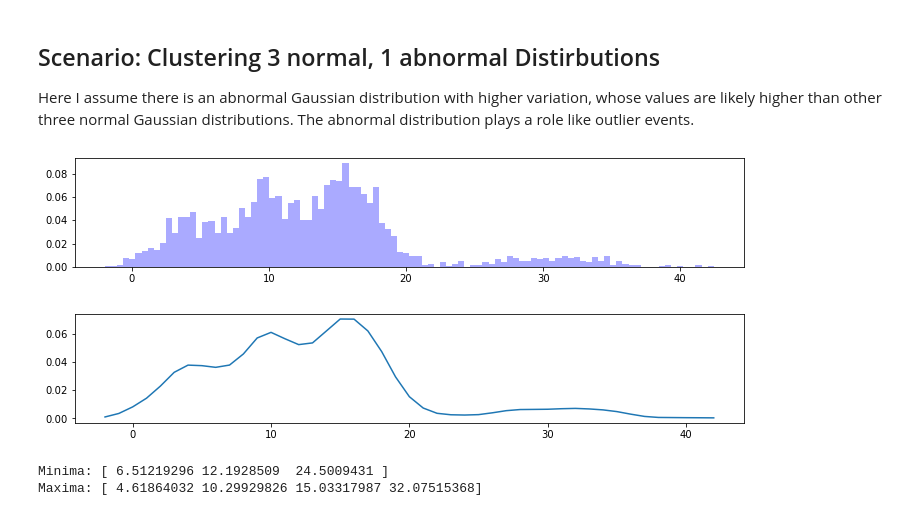
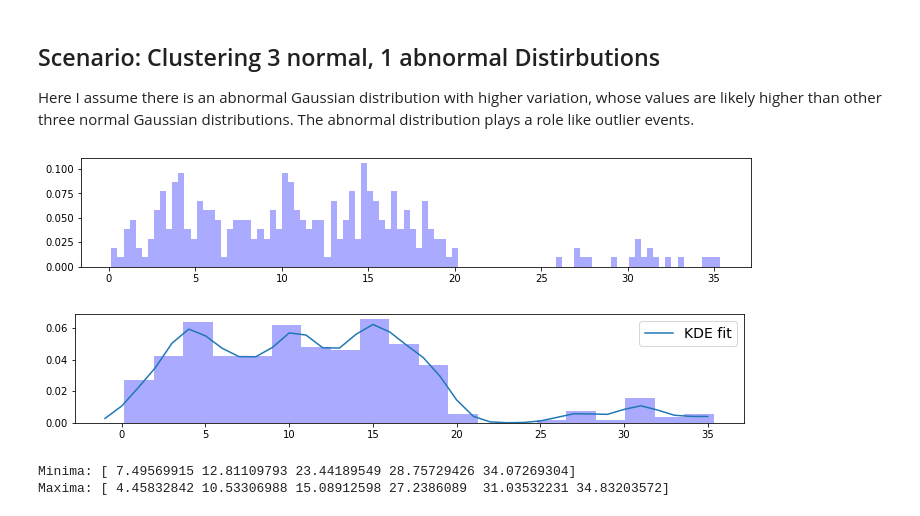
Before and after one commit to HsiangHung/Machine_Learning_Note, a Jupyter notebook: Clustering/1D_clustering/KDE_1Dclustering.ipynb, the cells around one changed output. Saved outputs shown, nothing was run; the diff lists cells and outputs as text; code cells hidden in the pictures.

```diff
--- a/Clustering/1D_clustering/KDE_1Dclustering.ipynb
+++ b/Clustering/1D_clustering/KDE_1Dclustering.ipynb
@@ -115,27 +121,29 @@ plt.show()
 
 Here I assume there is an abnormal Gaussian distribution with higher variation, whose values are likely higher than other three normal Gaussian distributions. The abnormal distribution plays a role like outlier events.
 # %%
-data4 = np.array(list(np.random.normal(4, 2, 500)) +
-                 list(np.random.normal(10, 2, 800)) +
-                 list(np.random.normal(16, 2, 1000)) +
-                 list(np.random.normal(30, 4, 200)))
+data4 = np.array(list(np.random.normal(4, 2, 90)) +
+                 list(np.random.normal(10, 2, 85)) +
+                 list(np.random.normal(16, 2, 100)) +
+                 list(np.random.normal(30, 4, 20)))
 
 plt.figure(figsize=(12, 2))
 plt.hist(data4, bins=100, fc="#AAAAFF", density=True)
 plt.show()
 # %% [output]
-[figure, old version]
+[figure, new version]
 # %%
 test = np.array(range(int(np.min(data4))-1, int(np.max(data4))+1))
 
 kde = KernelDensity(kernel='gaussian', bandwidth=1).fit(data4.reshape(-1,1))
 log_density = kde.score_samples(test.reshape(-1,1))
 
 plt.figure(figsize=(12, 2))
-plt.plot(test, np.exp(log_density))
+plt.plot(test, np.exp(log_density), label="KDE fit")
+plt.hist(data4, bins=20, fc="#AAAAFF", density=True)
+plt.legend(loc="best", fontsize=14)
 plt.show()
 # %% [output]
-[figure, old version]
+[figure, new version]
 # %%
 s = np.linspace(np.min(data4)-1, np.max(data4)+1)
 e = kde.score_samples(s.reshape(-1,1))
@@ -144,8 +152,8 @@ mi, ma = argrelextrema(e, np.less)[0], argrelextrema(e, np.greater)[0]
 print("Minima:", s[mi])
 print("Maxima:", s[ma])
 # %% [output]
-Minima: [ 6.51219296 12.1928509  24.5009431 ]
-Maxima: [ 4.61864032 10.29929826 15.03317987 32.07515368]
+Minima: [ 7.49569915 12.81109793 23.44189549 28.75729426 34.07269304]
+Maxima: [ 4.45832842 10.53306988 15.08912598 27.2386089  31.03532231 34.83203572]
 # %%
 group = []
 for i in range(len(s[mi])+1):
```
Also changed, not shown: parts of 9 cells of this notebook, 3 other files.
